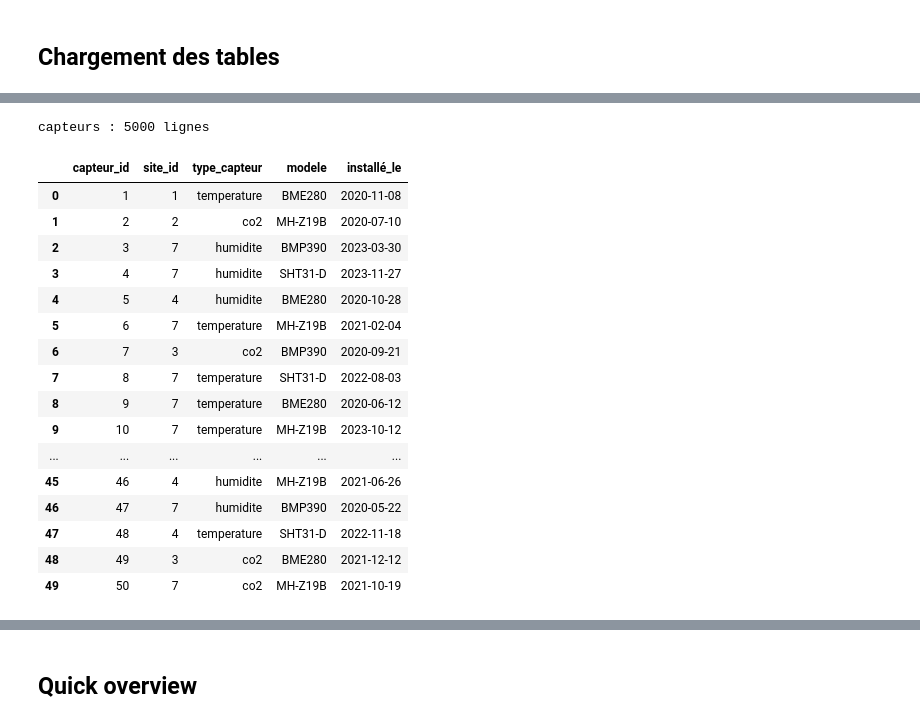
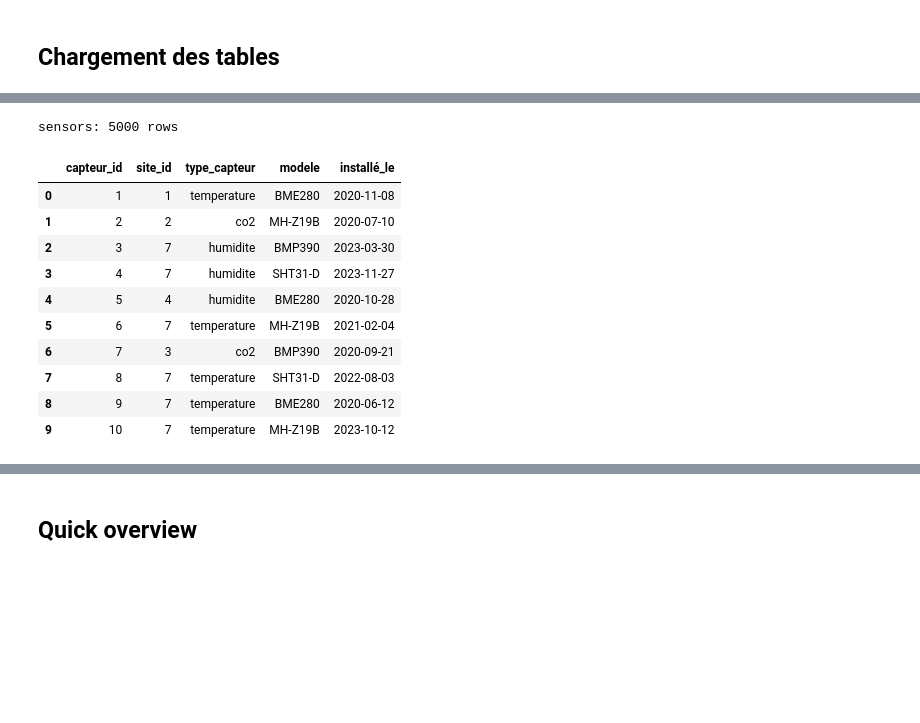
Before and after one commit to Capcodex/Memoire_algo_dev, a Jupyter notebook: exploration.ipynb, the cells around one changed output, grey strips where cells are left out. Drawn from its saved outputs; the diff is of its cells as text; code cells hidden in the pictures; blank space fills up the shorter version.

```diff
--- a/exploration.ipynb
+++ b/exploration.ipynb
@@ -47,27 +47,21 @@ sites : 8 lignes
 # %%
 # ── sensors ──────────────────────────────────────────────────────────────────
 df_sensors = pd.read_sql("SELECT * FROM capteurs ORDER BY capteur_id;", engine)
 print(f"sensors: {len(df_sensors)} rows")
-df_sensors.head(50)
+df_sensors.head(10)
 # %% [output]
-capteurs : 5000 lignes
+sensors: 5000 rows
 |  | capteur_id | site_id | type_capteur | modele | installé_le |
 | 0 | 1 | 1 | temperature | BME280 | 2020-11-08 |
 | 1 | 2 | 2 | co2 | MH-Z19B | 2020-07-10 |
 | 2 | 3 | 7 | humidite | BMP390 | 2023-03-30 |
 | 3 | 4 | 7 | humidite | SHT31-D | 2023-11-27 |
 | 4 | 5 | 4 | humidite | BME280 | 2020-10-28 |
 | 5 | 6 | 7 | temperature | MH-Z19B | 2021-02-04 |
 | 6 | 7 | 3 | co2 | BMP390 | 2020-09-21 |
 | 7 | 8 | 7 | temperature | SHT31-D | 2022-08-03 |
 | 8 | 9 | 7 | temperature | BME280 | 2020-06-12 |
 | 9 | 10 | 7 | temperature | MH-Z19B | 2023-10-12 |
-| ... | ... | ... | ... | ... | ... |
-| 45 | 46 | 4 | humidite | MH-Z19B | 2021-06-26 |
-| 46 | 47 | 7 | humidite | BMP390 | 2020-05-22 |
-| 47 | 48 | 4 | temperature | SHT31-D | 2022-11-18 |
-| 48 | 49 | 3 | co2 | BME280 | 2021-12-12 |
-| 49 | 50 | 7 | co2 | MH-Z19B | 2021-10-19 |
 # %%
 # ── readings ─────────────────────────────────────────────────────────────────
 # Limited to 100,000 rows to avoid saturating memory with the full dataset
```
Also changed, not shown: parts of 5 cells of this notebook.
